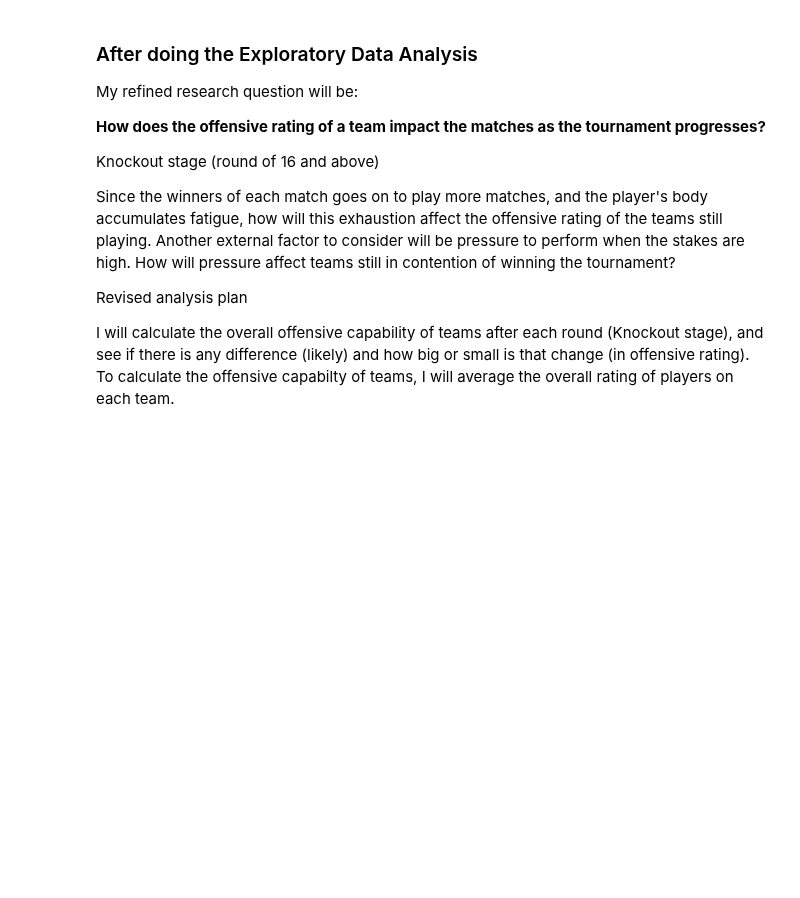
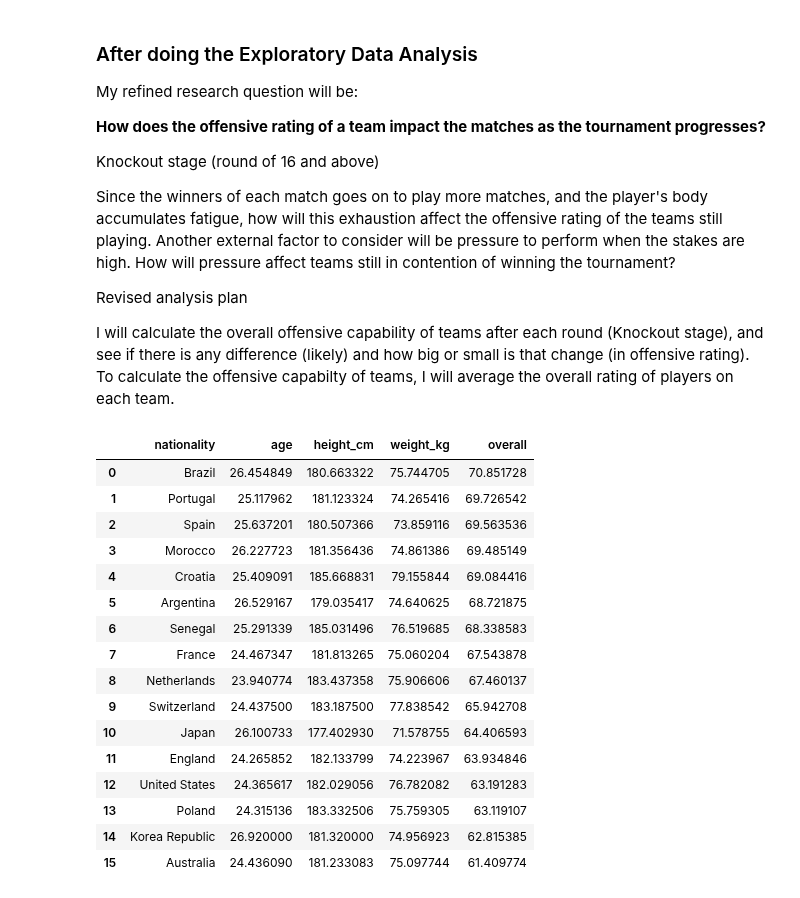
Before and after one commit to ubco-W2022T2-data301/project-group-group41, a Jupyter notebook: analysis/analysis1_Luis_Wen.ipynb, the cells around one changed output. Saved outputs shown, nothing was run; the diff lists cells and outputs as text; code cells hidden in the pictures; blank space fills up the shorter version.

```diff
--- a/analysis/analysis1_Luis_Wen.ipynb
+++ b/analysis/analysis1_Luis_Wen.ipynb
@@ -152,18 +152,50 @@ To calculate the offensive capabilty of teams, I will average the overall rating
 # Load datasets
 dfP = pd.read_csv('../data/raw/wc_forecasts.csv')
 dfM = pd.read_csv('../data/raw/wc_matches.csv')
-dfS = pd.read_csv('./ungraded/players_20.csv')
+dfS = pd.read_csv('./ungraded/players_22.csv')
 
 # Skip rows and columns as needed
-dfPredictions = dfP[['team', 'spi', 'global_o', 'global_d','sim_wins','sim_ties','sim_losses','sim_goal_diff']]
+dfPredictions = dfP[['forecast_timestamp','team', 'spi', 'global_o', 'global_d','sim_wins','sim_ties','sim_losses','sim_goal_diff']]
 dfMatches = dfM[['team1','team2','spi1','spi2','score1','score2','xg1','xg2','nsxg1','nsxg2','adj_score1','adj_score2']]
-dfStats = dfS[['short_name','age','height_cm','weight_kg','nationality','overall','preferred_foot']]
+dfStats = dfS[['short_name','age','height_cm','weight_kg','nationality_name','overall','preferred_foot']]
 
 # Clean data
+predictions_round_of_16 = ['Argentina','France','Morocco','Croatia','Portugal','Switzerland','Spain','Poland','England','Senegal','Netherlands','USA','Australia','Brazil','South Korea','Japan']
+
 dfPredictions = dfPredictions.dropna(axis=0)
+dfPredictions = dfPredictions.rename(columns={'global_o':'offense','global_d':'defense'})
+dfPredictions = dfPredictions.loc[0:111]
+dfPredictions = dfPredictions[dfPredictions['team'].isin(predictions_round_of_16)]
 dfMatches = dfMatches.dropna(axis=0)
 dfMatches = dfMatches.rename(columns={'team1':'home_team1', 'team2':'away_team2'})
-dfStats = dfStats.rename(columns={'short_name':'name'})
-dfStats = dfStats.loc[(dfStats['nationality'] == 'Argentina') | (dfStats['nationality'] == 'France') | (dfStats['nationality'] == 'Morocco') | (dfStats['nationality'] == 'Croatia') | (dfStats['nationality'] == 'Portugal') | (dfStats['nationality'] == 'Switzerland') | (dfStats['nationality'] == 'Spain') | (dfStats['nationality'] == 'Poland') | (dfStats['nationality'] == 'England') | (dfStats['nationality'] == 'Senegal') | (dfStats['nationality'] == 'Netherlands') | (dfStats['nationality'] == 'United States') | (dfStats['nationality'] == 'Australia') | (dfStats['nationality'] == 'Brazil') | (dfStats['nationality'] == 'Korea DPR') | (dfStats['nationality'] == 'Japan')]
+dfMatches = dfMatches.loc[48:63]
+dfStats = dfStats.rename(columns={'short_name':'name', 'nationality_name':'nationality'})
+teams_round_of_16 = ['Argentina','France','Morocco','Croatia','Portugal','Switzerland','Spain','Poland','England','Senegal','Netherlands','United States','Australia','Brazil','Korea Republic','Japan']
+dfStats = dfStats[dfStats['nationality'].isin(teams_round_of_16)]
+dfStats = dfStats.dropna(axis=0)
 
 # Process data
+dfAverageStats = dfStats.groupby(by='nationality').mean()
+dfAverageStats = dfAverageStats.sort_values('overall', ascending=False).reset_index()
+
+df_Merged = pd.merge(right=dfAverageStats, left=dfPredictions, how='outer', left_on='offense', right_on='overall')
+# %%
+dfAverageStats
+# %% [output]
+|  | nationality | age | height_cm | weight_kg | overall |
+| 0 | Brazil | 26.454849 | 180.663322 | 75.744705 | 70.851728 |
+| 1 | Portugal | 25.117962 | 181.123324 | 74.265416 | 69.726542 |
+| 2 | Spain | 25.637201 | 180.507366 | 73.859116 | 69.563536 |
+| 3 | Morocco | 26.227723 | 181.356436 | 74.861386 | 69.485149 |
+| 4 | Croatia | 25.409091 | 185.668831 | 79.155844 | 69.084416 |
+| 5 | Argentina | 26.529167 | 179.035417 | 74.640625 | 68.721875 |
+| 6 | Senegal | 25.291339 | 185.031496 | 76.519685 | 68.338583 |
+| 7 | France | 24.467347 | 181.813265 | 75.060204 | 67.543878 |
+| 8 | Netherlands | 23.940774 | 183.437358 | 75.906606 | 67.460137 |
+| 9 | Switzerland | 24.437500 | 183.187500 | 77.838542 | 65.942708 |
+| 10 | Japan | 26.100733 | 177.402930 | 71.578755 | 64.406593 |
+| 11 | England | 24.265852 | 182.133799 | 74.223967 | 63.934846 |
+| 12 | United States | 24.365617 | 182.029056 | 76.782082 | 63.191283 |
+| 13 | Poland | 24.315136 | 183.332506 | 75.759305 | 63.119107 |
+| 14 | Korea Republic | 26.920000 | 181.320000 | 74.956923 | 62.815385 |
+| 15 | Australia | 24.436090 | 181.233083 | 75.097744 | 61.409774 |
```
Also changed, not shown: 1 other file.
